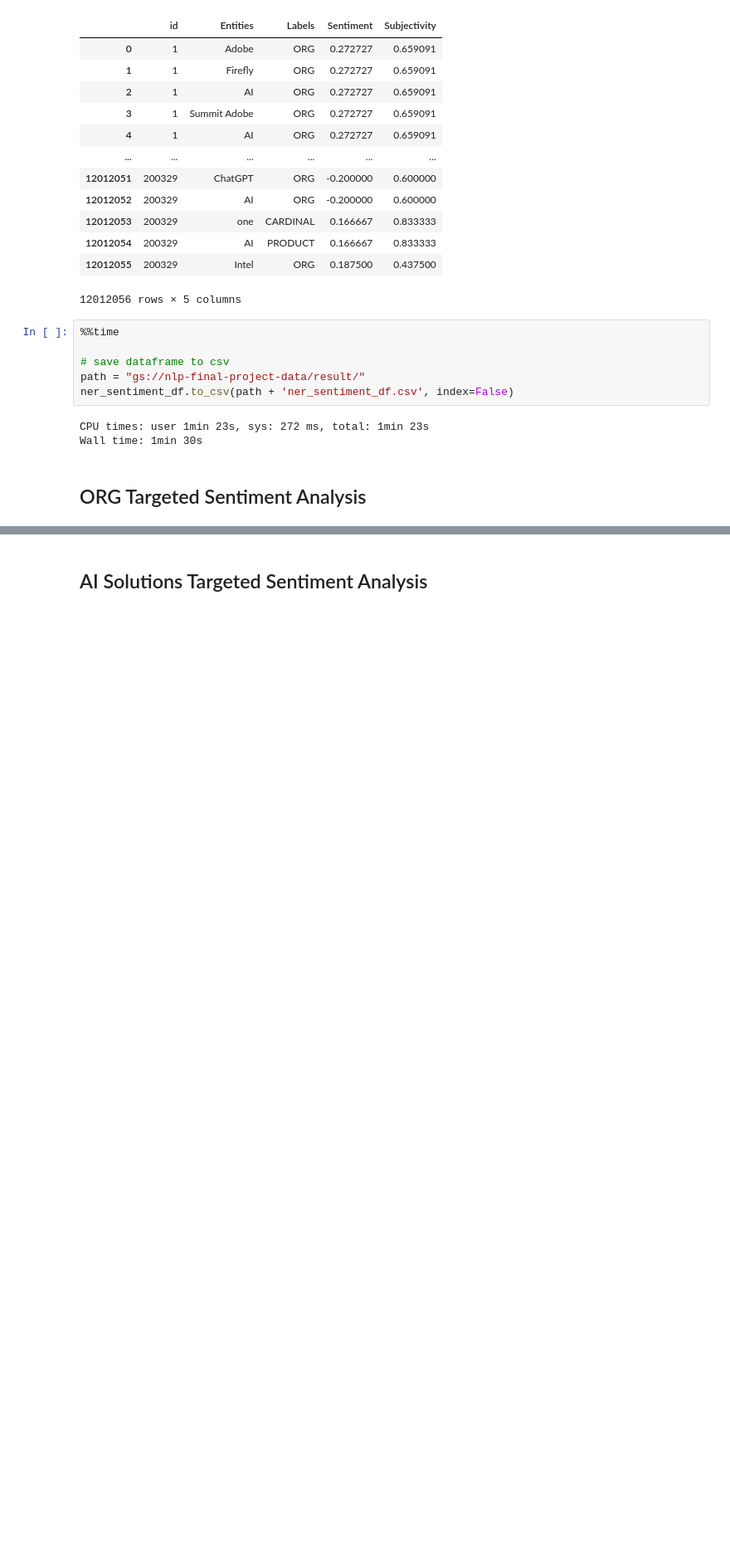
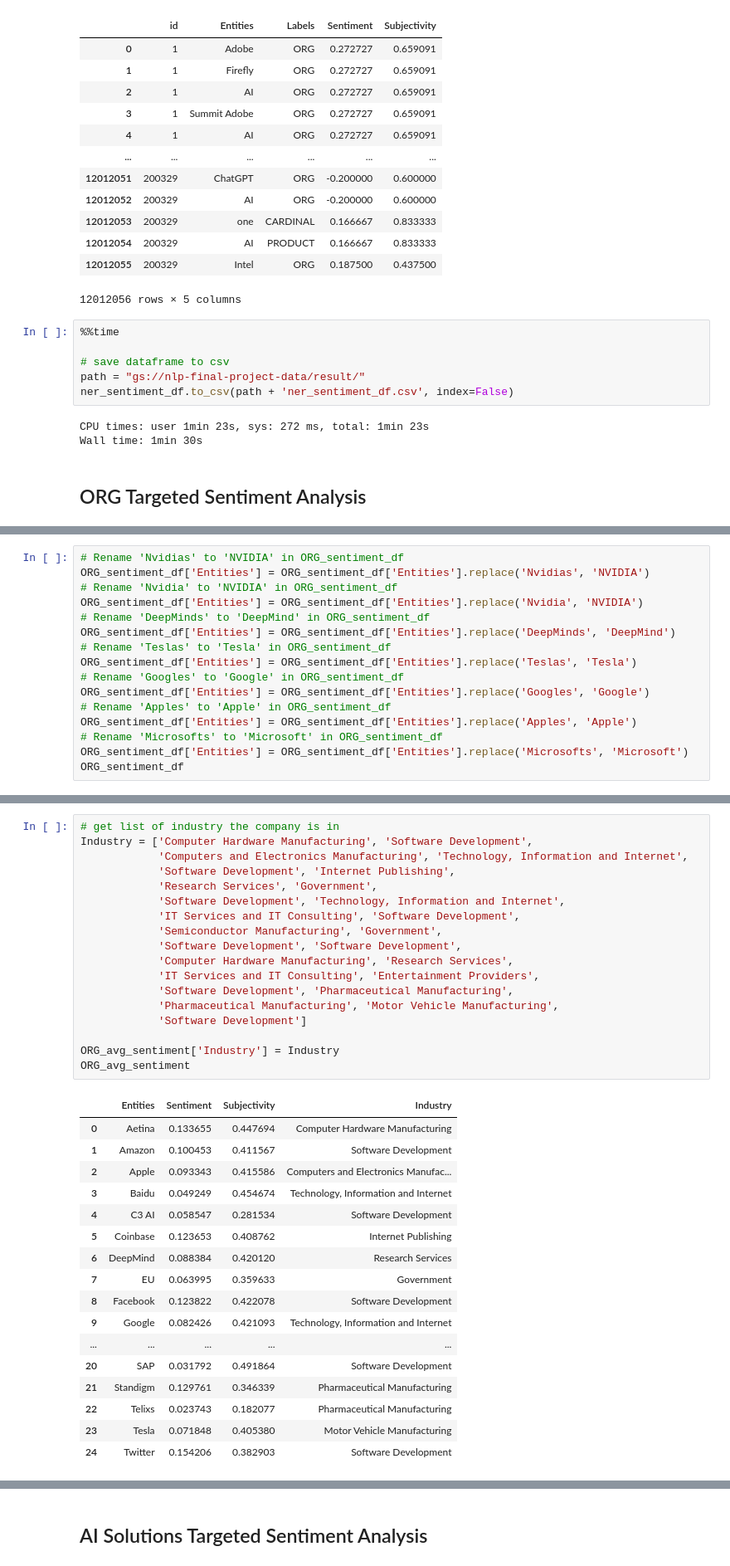
Before and after one commit to slvhuang/Final-Project-NLP, a Jupyter notebook: 6_entity_sentiment.ipynb, the cells around one changed output, grey strips where cells are left out. Shown: that part at 83% size. Drawn from its saved outputs; the diff is of its cells as text; blank space fills up the shorter version.

```diff
--- a/6_entity_sentiment.ipynb
+++ b/6_entity_sentiment.ipynb
@@ -258,0 +300,16 @@ Wall time: 1min 30s
+# %%
+# Rename 'Nvidias' to 'NVIDIA' in ORG_sentiment_df
+ORG_sentiment_df['Entities'] = ORG_sentiment_df['Entities'].replace('Nvidias', 'NVIDIA')
+# Rename 'Nvidia' to 'NVIDIA' in ORG_sentiment_df
+ORG_sentiment_df['Entities'] = ORG_sentiment_df['Entities'].replace('Nvidia', 'NVIDIA')
+# Rename 'DeepMinds' to 'DeepMind' in ORG_sentiment_df
+ORG_sentiment_df['Entities'] = ORG_sentiment_df['Entities'].replace('DeepMinds', 'DeepMind')
+# Rename 'Teslas' to 'Tesla' in ORG_sentiment_df
+ORG_sentiment_df['Entities'] = ORG_sentiment_df['Entities'].replace('Teslas', 'Tesla')
+# Rename 'Googles' to 'Google' in ORG_sentiment_df
+ORG_sentiment_df['Entities'] = ORG_sentiment_df['Entities'].replace('Googles', 'Google')
+# Rename 'Apples' to 'Apple' in ORG_sentiment_df
+ORG_sentiment_df['Entities'] = ORG_sentiment_df['Entities'].replace('Apples', 'Apple')
+# Rename 'Microsofts' to 'Microsoft' in ORG_sentiment_df
+ORG_sentiment_df['Entities'] = ORG_sentiment_df['Entities'].replace('Microsofts', 'Microsoft')
+ORG_sentiment_df
@@ -258,0 +370,36 @@ Wall time: 1min 30s
+# %%
+# get list of industry the company is in
+Industry = ['Computer Hardware Manufacturing', 'Software Development',
+            'Computers and Electronics Manufacturing', 'Technology, Information and Internet',
+            'Software Development', 'Internet Publishing',
+            'Research Services', 'Government',
+            'Software Development', 'Technology, Information and Internet',
+            'IT Services and IT Consulting', 'Software Development',
+            'Semiconductor Manufacturing', 'Government',
+            'Software Development', 'Software Development',
+            'Computer Hardware Manufacturing', 'Research Services',
+            'IT Services and IT Consulting', 'Entertainment Providers',
+            'Software Development', 'Pharmaceutical Manufacturing',
+            'Pharmaceutical Manufacturing', 'Motor Vehicle Manufacturing',
+            'Software Development']
+
+ORG_avg_sentiment['Industry'] = Industry
+ORG_avg_sentiment
+# %% [output]
+|  | Entities | Sentiment | Subjectivity | Industry |
+| 0 | Aetina | 0.133655 | 0.447694 | Computer Hardware Manufacturing |
+| 1 | Amazon | 0.100453 | 0.411567 | Software Development |
+| 2 | Apple | 0.093343 | 0.415586 | Computers and Electronics Manufac... |
+| 3 | Baidu | 0.049249 | 0.454674 | Technology, Information and Internet |
+| 4 | C3 AI | 0.058547 | 0.281534 | Software Development |
+| 5 | Coinbase | 0.123653 | 0.408762 | Internet Publishing |
+| 6 | DeepMind | 0.088384 | 0.420120 | Research Services |
+| 7 | EU | 0.063995 | 0.359633 | Government |
+| 8 | Facebook | 0.123822 | 0.422078 | Software Development |
+| 9 | Google | 0.082426 | 0.421093 | Technology, Information and Internet |
+| ... | ... | ... | ... | ... |
+| 20 | SAP | 0.031792 | 0.491864 | Software Development |
+| 21 | Standigm | 0.129761 | 0.346339 | Pharmaceutical Manufacturing |
+| 22 | Telixs | 0.023743 | 0.182077 | Pharmaceutical Manufacturing |
+| 23 | Tesla | 0.071848 | 0.405380 | Motor Vehicle Manufacturing |
+| 24 | Twitter | 0.154206 | 0.382903 | Software Development |
```
Also changed, not shown: parts of 17 cells of this notebook.
